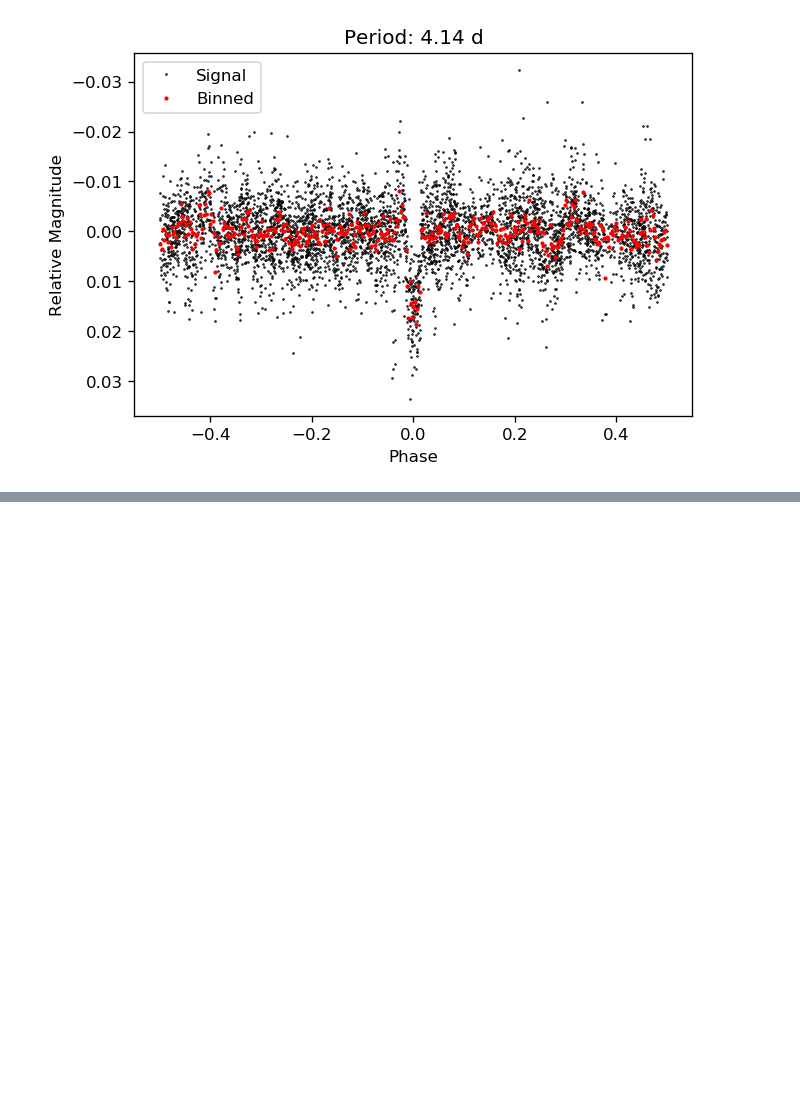
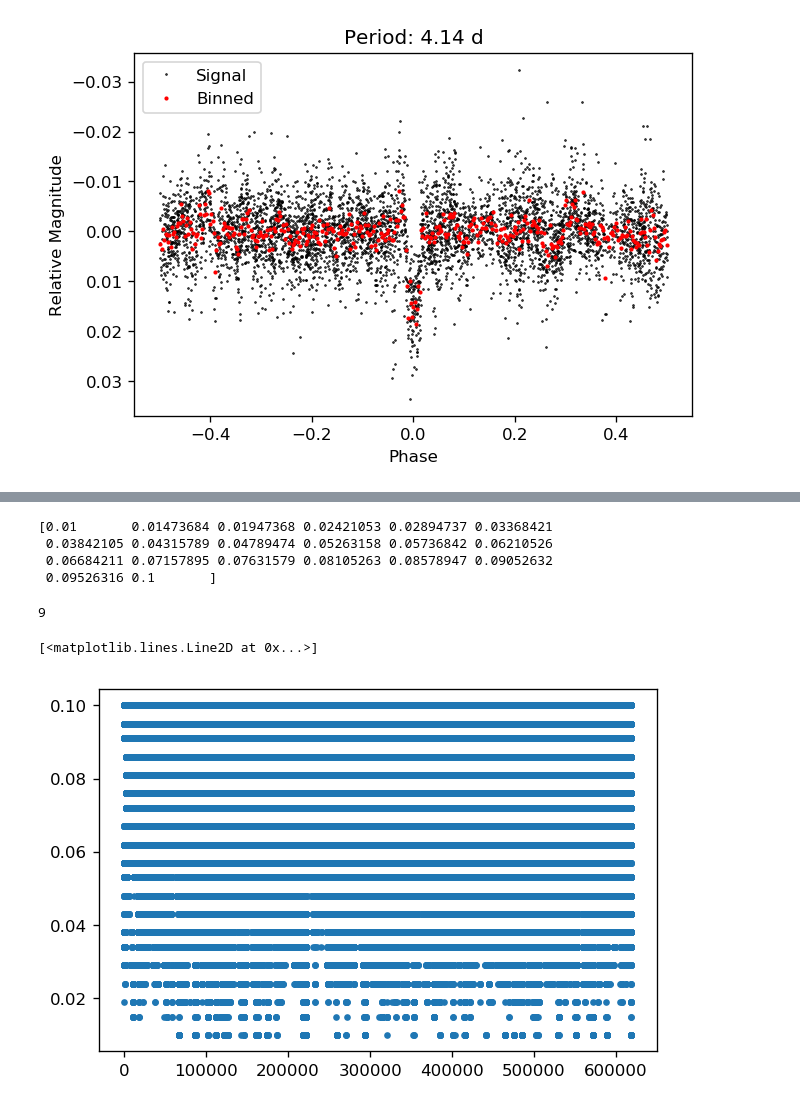
Before and after one commit to ruoyanwangdr/Dectection-of-Bright-Transiting-Exoplanet-with-MASCARA-TESS, a Jupyter notebook: ls_1359354.ipynb, the cells around one changed output, grey strips where cells are left out. Drawn from its saved outputs; the diff is of its cells as text; code cells hidden in the pictures; blank space fills up the shorter version.

```diff
--- a/ls_1359354.ipynb
+++ b/ls_1359354.ipynb
@@ -324,0 +334,16 @@ print(results)
+# %%
+print(durations)
+# %% [output]
+[0.01       0.01473684 0.01947368 0.02421053 0.02894737 0.03368421
+ 0.03842105 0.04315789 0.04789474 0.05263158 0.05736842 0.06210526
+ 0.06684211 0.07157895 0.07631579 0.08105263 0.08578947 0.09052632
+ 0.09526316 0.1       ]
+# %%
+len(results)
+# %% [output]
+9
+# %%
+plt.plot(results.duration, '.')
+# %% [output]
+[<matplotlib.lines.Line2D at 0x...>]
+[figure, added]
```
Also changed, not shown: parts of 8 cells of this notebook.
